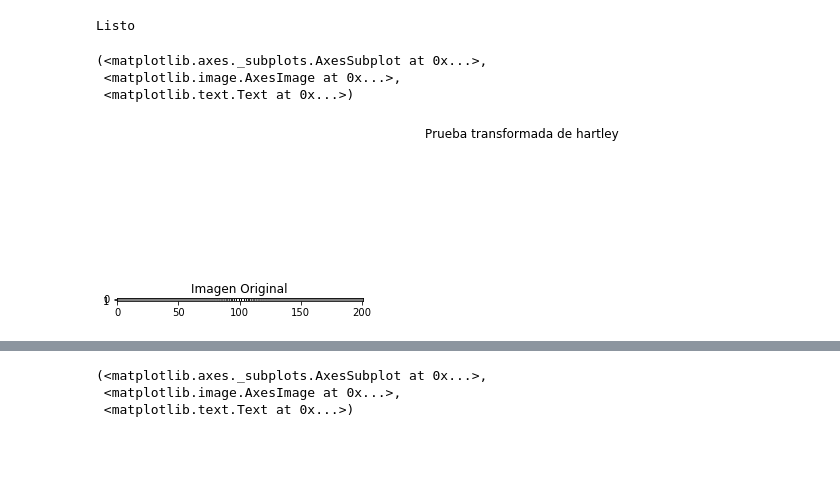
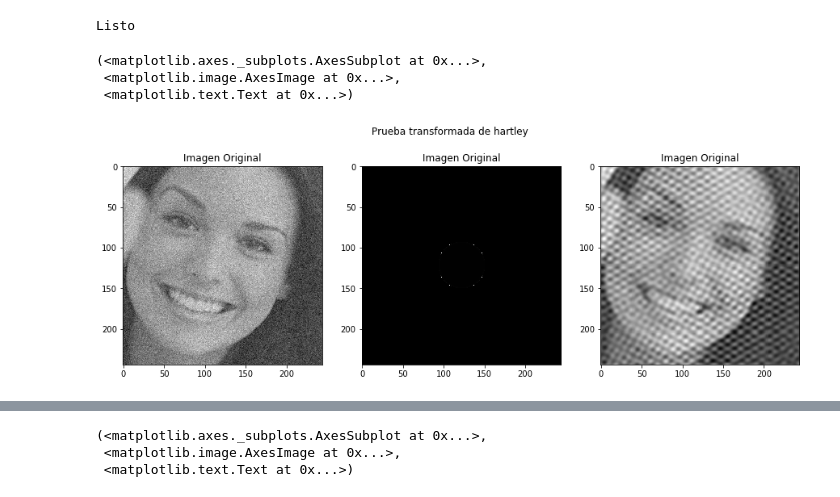
Before and after one commit to seradiazpin/MachineVisionUnal, a Jupyter notebook: Tarea5/Tarea5.ipynb, the cells around one changed output, grey strips where cells are left out. Cells and saved outputs as stored; diff of their text form; code cells hidden in the pictures; blank space fills up the shorter version.

```diff
--- a/Tarea5/Tarea5.ipynb
+++ b/Tarea5/Tarea5.ipynb
@@ -38,18 +38,48 @@ img = cv2.imread('Fig/face.png',0)
 print "Listo"
 # %% [output]
 Listo
-# %%
-from scipy import signal
-fs = 100
-fill = signal.cheby1(100,5,[0.1/(fs/2),10.0/(fs/2)],btype='band',analog=0,output='ba')
-plt.figure(1,figsize=(15,5))
-plt.suptitle('Prueba transformada de hartley')
-plt.subplot(131), plt.imshow(fill, cmap=plt.cm.gray), plt.title('Imagen Original')
-# %% [output]
-(<matplotlib.axes._subplots.AxesSubplot at 0x...>,
- <matplotlib.image.AxesImage at 0x...>,
- <matplotlib.text.Text at 0x...>)
-[figure, removed]
+# %%
+from scipy import signal
+
+def chevy(N,x):
+    if N == 0:
+        return 1
+    if N == 1:
+        return x
+    else:
+        return 2* x * chevy(N-1,x) - chevy(N-2,x)
+
+
+def chevy_filterlp(shape,f,pxd=1):
+    pxd = float(pxd)
+    h,w = shape
+    x= np.linspace(-0.5,0.5,w)*w/pxd
+    y= np.linspace(-0.5,0.5,h)*h/pxd
+    radio=np.sqrt((x**2)[np.newaxis] + (y**2)[:, np.newaxis])
+
+    rel = radio/f
+    val = 1 / (1 - (0.01)**2*(chevy(10,radio/f)**2))
+
+    val[val<0] = 0
+    #val[val>1] = 1
+    return val
+
+gaussian_noise = np.zeros(img.shape)
+cv2.randn(gaussian_noise,128,30);
+tt = fft(img+gaussian_noise)
+filter_ch = chevy_filterlp(img.shape,25)
+filtered = ifft(tt*filter_ch)
+
+plt.figure(1,figsize=(15,5))
+plt.suptitle('Prueba transformada de hartley')
+plt.subplot(131), plt.imshow(img+gaussian_noise, cmap=plt.cm.gray), plt.title('Imagen Original')
+plt.subplot(132), plt.imshow(filter_ch, cmap=plt.cm.gray), plt.title('Imagen Original')
+plt.subplot(133), plt.imshow(filtered, cmap=plt.cm.gray), plt.title('Imagen Original')
+# %% [output]
+(<matplotlib.axes._subplots.AxesSubplot at 0x...>,
+ <matplotlib.image.AxesImage at 0x...>,
+ <matplotlib.text.Text at 0x...>)
+[figure, added]
 # %%
 def enhanced_space(img):
     R,C = np.gradient(img)
```
Also changed, not shown: parts of 1 cell of this notebook.
